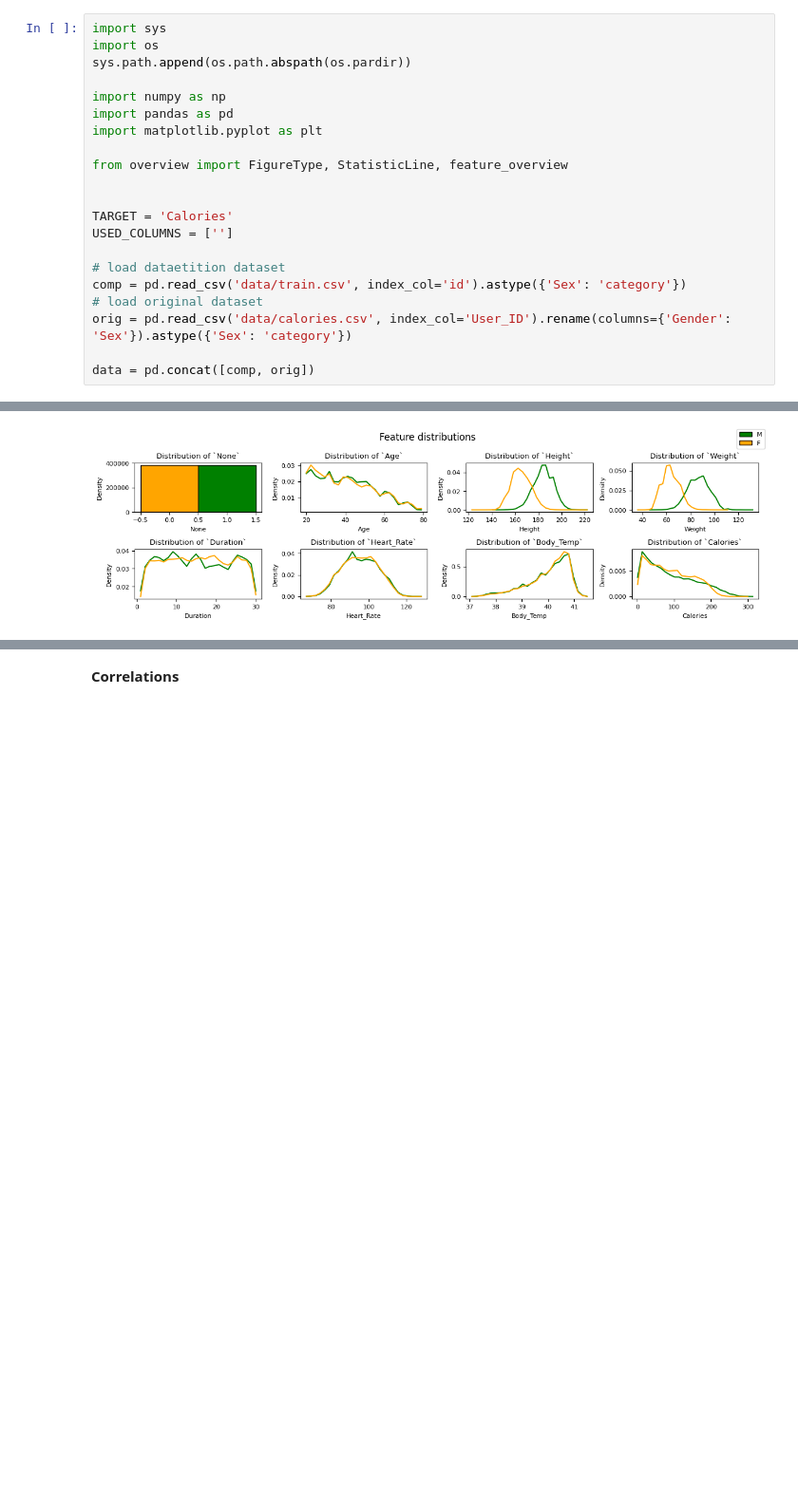
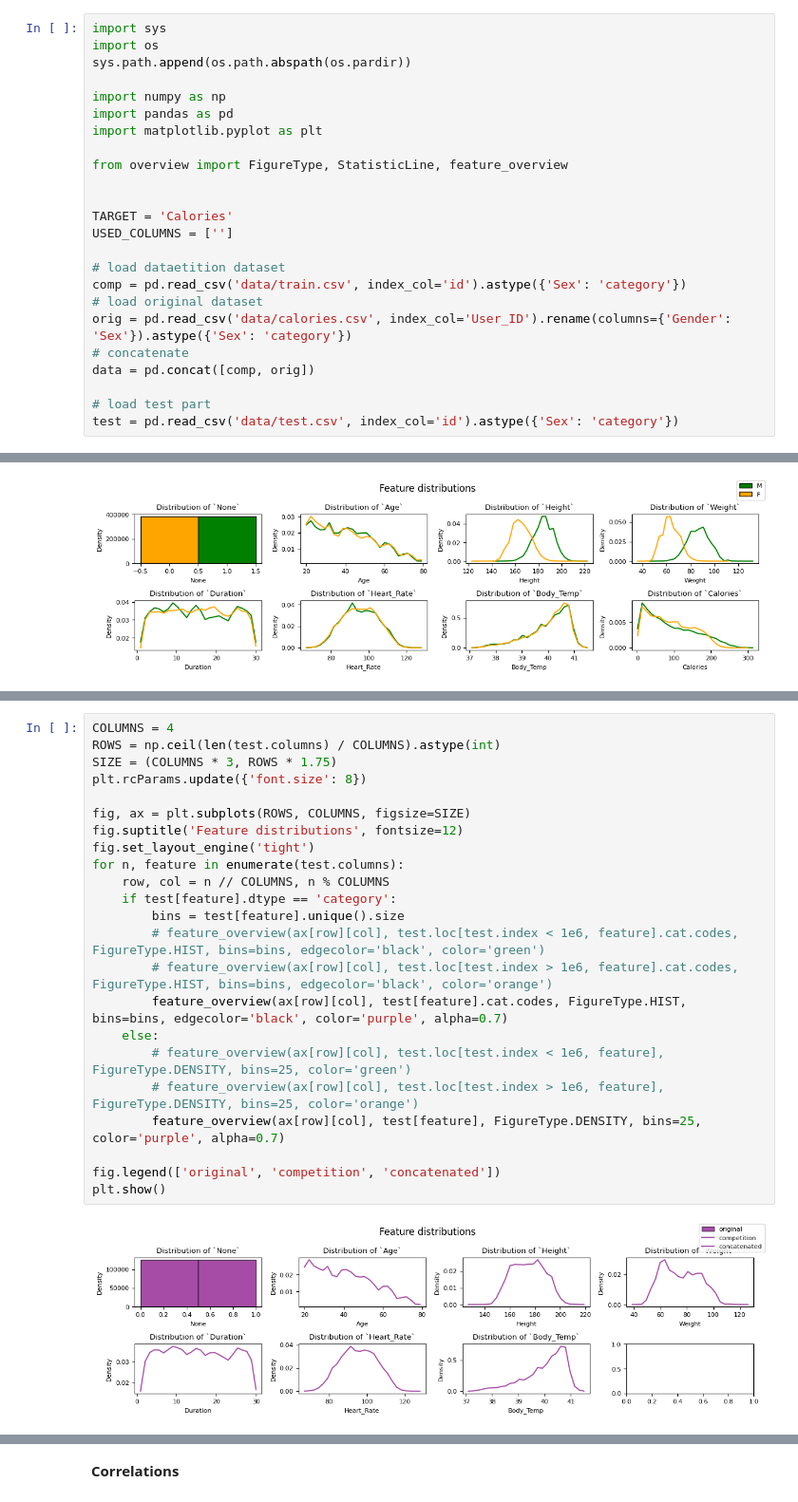
Before and after one commit to j2cry/playground, a Jupyter notebook: S5E5/overview.ipynb, the cells around one changed output, grey strips where cells are left out. Shown at 95% size. Saved outputs shown, nothing was run; the diff lists cells and outputs as text; blank space fills up the shorter version.

Commit message:
add test distributions overview

```diff
--- a/S5E5/overview.ipynb
+++ b/S5E5/overview.ipynb
@@ -17,8 +17,11 @@ USED_COLUMNS = ['']
 comp = pd.read_csv('data/train.csv', index_col='id').astype({'Sex': 'category'})
 # load original dataset
 orig = pd.read_csv('data/calories.csv', index_col='User_ID').rename(columns={'Gender': 'Sex'}).astype({'Sex': 'category'})
+# concatenate
+data = pd.concat([comp, orig])
 
-data = pd.concat([comp, orig])
+# load test part
+test = pd.read_csv('data/test.csv', index_col='id').astype({'Sex': 'category'})
 # %% [markdown]
 ### Basics
 # %% [markdown]
@@ -160,0 +166,25 @@ plt.show()
+# %%
+COLUMNS = 4
+ROWS = np.ceil(len(test.columns) / COLUMNS).astype(int)
+SIZE = (COLUMNS * 3, ROWS * 1.75)
+plt.rcParams.update({'font.size': 8})
+
+fig, ax = plt.subplots(ROWS, COLUMNS, figsize=SIZE)
+fig.suptitle('Feature distributions', fontsize=12)
+fig.set_layout_engine('tight')
+for n, feature in enumerate(test.columns):
+    row, col = n // COLUMNS, n % COLUMNS
+    if test[feature].dtype == 'category':
+        bins = test[feature].unique().size
+        # feature_overview(ax[row][col], test.loc[test.index < 1e6, feature].cat.codes, FigureType.HIST, bins=bins, edgecolor='black', color='green')
+        # feature_overview(ax[row][col], test.loc[test.index > 1e6, feature].cat.codes, FigureType.HIST, bins=bins, edgecolor='black', color='orange')
+        feature_overview(ax[row][col], test[feature].cat.codes, FigureType.HIST, bins=bins, edgecolor='black', color='purple', alpha=0.7)
+    else:
+        # feature_overview(ax[row][col], test.loc[test.index < 1e6, feature], FigureType.DENSITY, bins=25, color='green')
+        # feature_overview(ax[row][col], test.loc[test.index > 1e6, feature], FigureType.DENSITY, bins=25, color='orange')
+        feature_overview(ax[row][col], test[feature], FigureType.DENSITY, bins=25, color='purple', alpha=0.7)
+
+fig.legend(['original', 'competition', 'concatenated'])
+plt.show()
+# %% [output]
+[figure, added]
```
Also changed, not shown: parts of 2 cells of this notebook.
